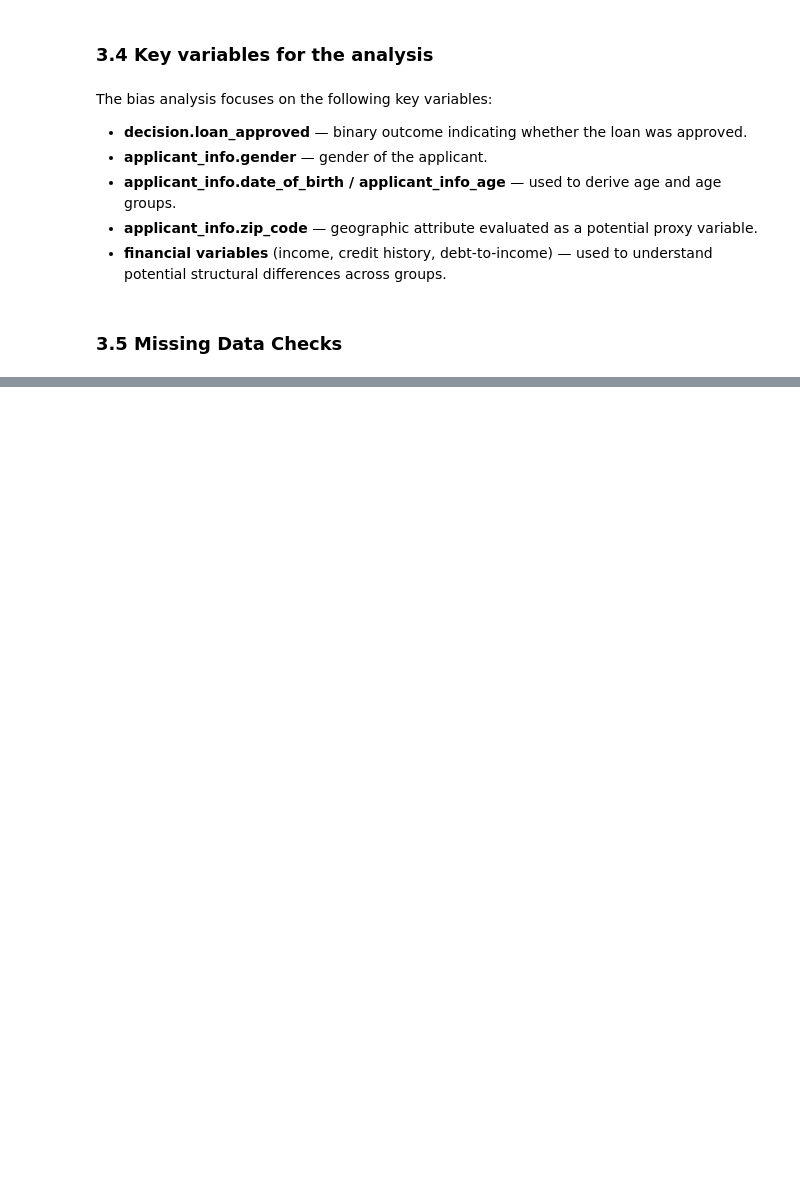
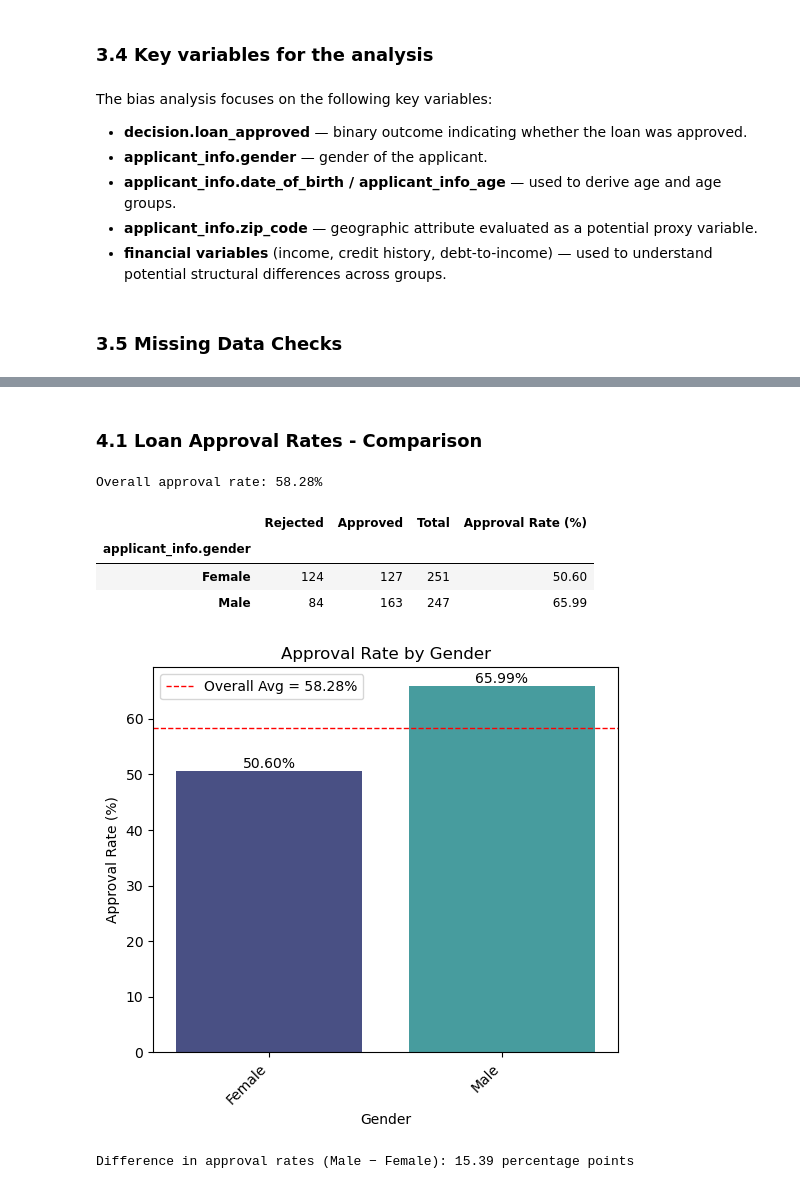
Before and after one commit to marianaclopes/dego-project-team6, a Jupyter notebook: notebooks/02-bias-analysis.ipynb, the cells around one changed output, grey strips where cells are left out. Drawn from its saved outputs; the diff is of its cells as text; code cells hidden in the pictures; blank space fills up the shorter version.

Commit message:
Added gender disparity analysis

```diff
--- a/notebooks/02-bias-analysis.ipynb
+++ b/notebooks/02-bias-analysis.ipynb
@@ -96,0 +106,80 @@ dtype: int64
+# %% [markdown]
+### 4.1 Loan Approval Rates - Comparison
+# %%
+# Calculate overall approval rate
+overall_rate = df["decision.loan_approved"].mean()
+overall_rate_percent = (overall_rate * 100).round(2).astype(str) + "%"
+
+print("Overall approval rate:", overall_rate_percent)
+# Approval summary by gender
+gender_summary = pd.crosstab(
+    df["applicant_info.gender"],
+    df["decision.loan_approved"]
+)
+
+gender_summary.columns = ["Rejected", "Approved"]
+
+# Add totals
+gender_summary["Total"] = gender_summary["Rejected"] + gender_summary["Approved"]
+
+# Add approval rate %
+gender_summary["Approval Rate (%)"] = (
+    gender_summary["Approved"] / gender_summary["Total"] * 100
+).round(2)
+
+display(gender_summary)
+
+# Plotting
+plot_df = gender_summary.reset_index().rename(columns={"index": "applicant_info.gender"})
+
+plt.figure(figsize=(6, 5))
+
+ax = sns.barplot(
+    data=plot_df,
+    x="applicant_info.gender",
+    y="Approval Rate (%)",
+    hue="applicant_info.gender",
+    palette="mako",
+    legend=False
+)
+
+for p in ax.patches:
+    height = p.get_height()
+    ax.text(
+        p.get_x() + p.get_width() / 2,
+        height + 0.5,
+        f"{height:.2f}%",
+        ha="center"
+    )
+
+plt.axhline(
+    float(overall_rate_percent.replace("%", "")),
+    color="red",
+    linestyle="--",
+    linewidth=1,
+    label=f"Overall Avg = {overall_rate:.2%}"
+)
+
+plt.legend(loc="best")
+
+plt.xticks(rotation=45, ha='right')
+plt.title("Approval Rate by Gender")
+plt.ylabel("Approval Rate (%)")
+plt.xlabel("Gender")
+plt.show()
+
+
+female_rate = gender_summary.loc["Female", "Approval Rate (%)"]
+male_rate = gender_summary.loc["Male", "Approval Rate (%)"]
+
+rate_diff = male_rate - female_rate
+
+print(f"Difference in approval rates (Male − Female): {rate_diff:.2f} percentage points")
+# %% [output]
+Overall approval rate: 58.28%
+|  | Rejected | Approved | Total | Approval Rate (%) |
+| applicant_info.gender |  |  |  |  |
+| Female | 124 | 127 | 251 | 50.60 |
+| Male | 84 | 163 | 247 | 65.99 |
+[figure, added]
+Difference in approval rates (Male − Female): 15.39 percentage points
```
Also changed, not shown: parts of 15 cells of this notebook.
